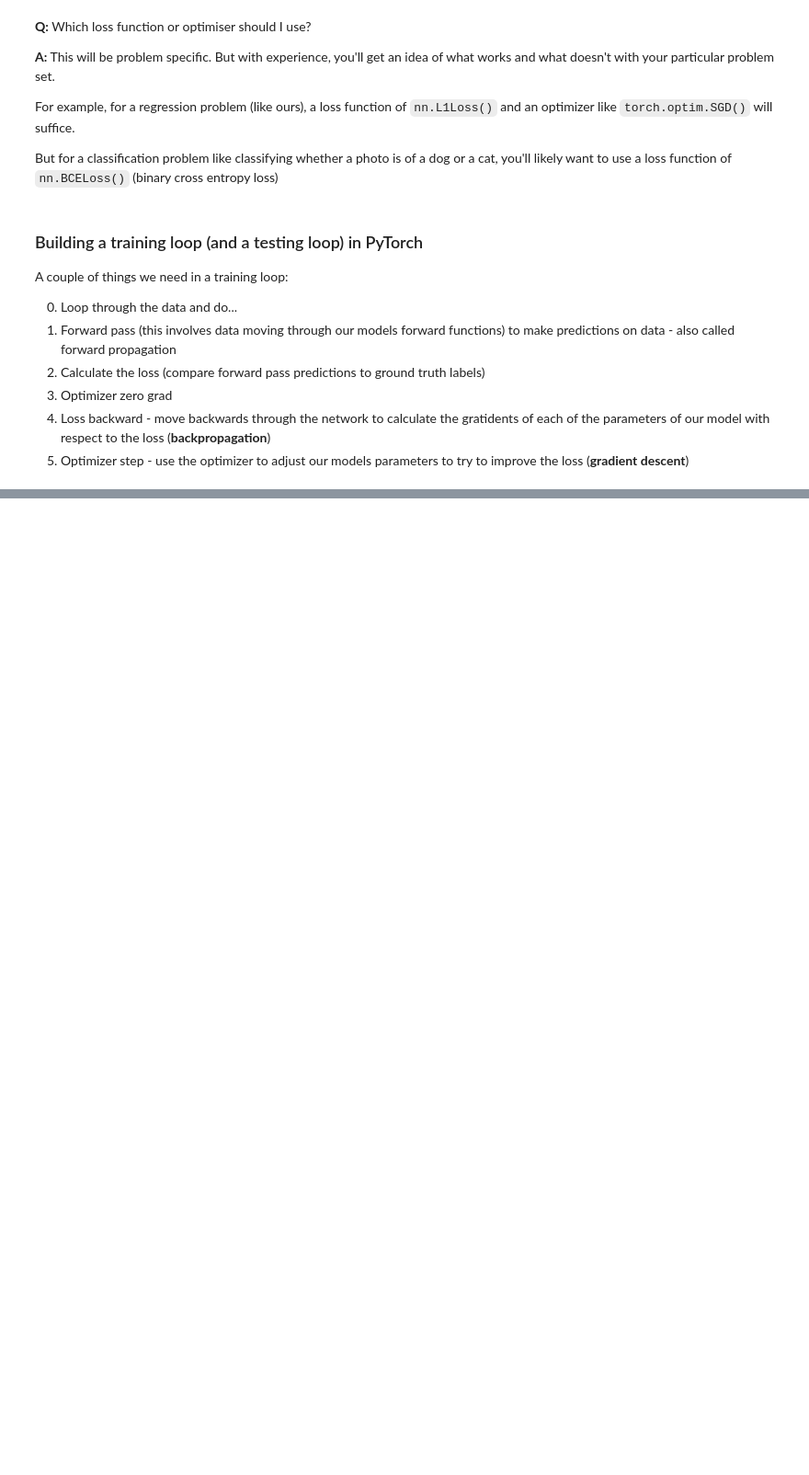
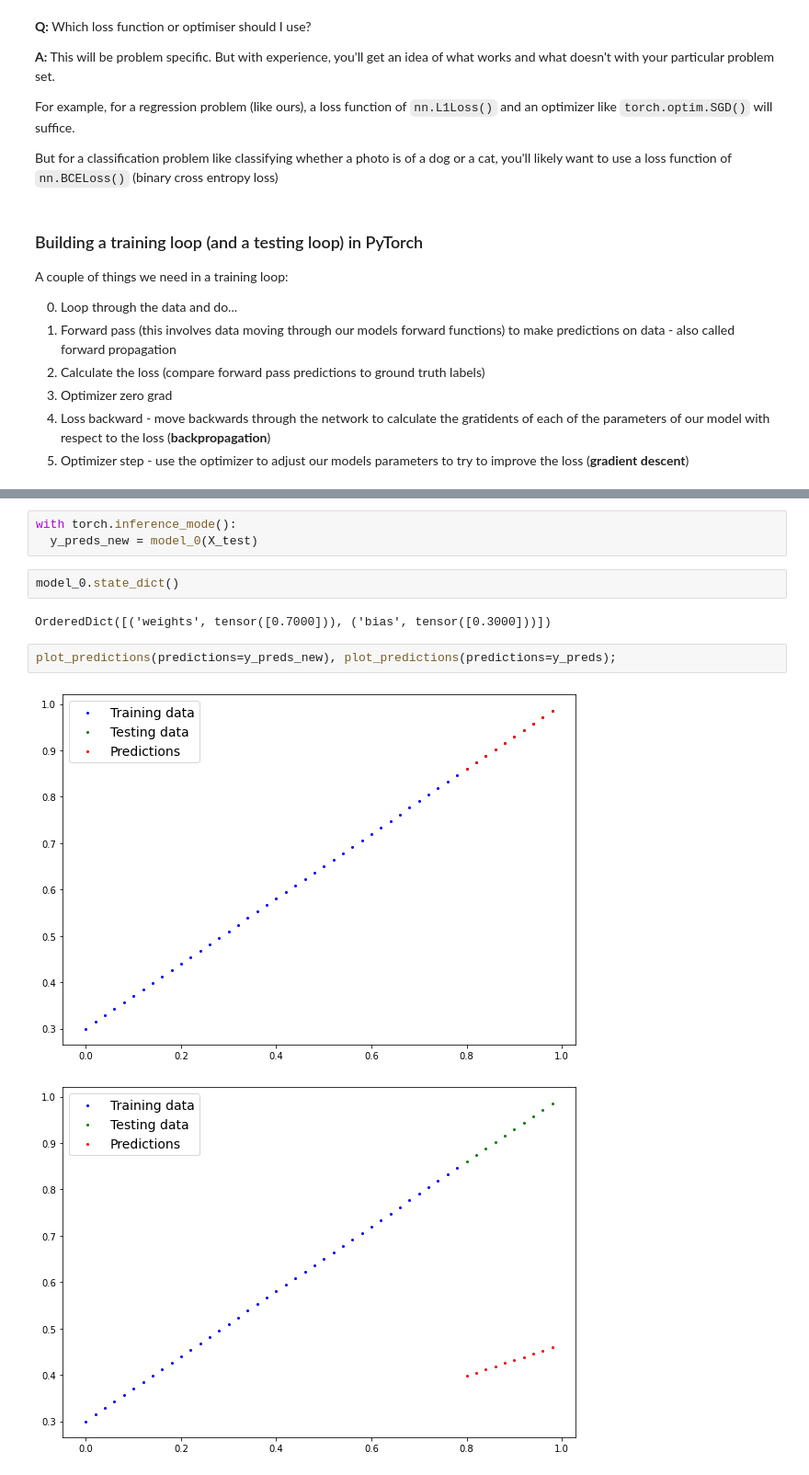
Before and after one commit to chriswilson2020/PyTorchCoLab, a Jupyter notebook: 01_PyTorch_Workflow_Fundamentals.ipynb, the cells around one changed output, grey strips where cells are left out. Shown at 92% size. Saved outputs shown, nothing was run; the diff lists cells and outputs as text; blank space fills up the shorter version.

```diff
--- a/01_PyTorch_Workflow_Fundamentals.ipynb
+++ b/01_PyTorch_Workflow_Fundamentals.ipynb
@@ -330,0 +381,12 @@ for epoch in range(epochs):
+# %%
+with torch.inference_mode():
+  y_preds_new = model_0(X_test)
+# %%
+model_0.state_dict()
+# %% [output]
+OrderedDict([('weights', tensor([0.7000])), ('bias', tensor([0.3000]))])
+# %%
+plot_predictions(predictions=y_preds_new), plot_predictions(predictions=y_preds);
+# %% [output]
+[figure, added]
+[figure, added]
```
Also changed, not shown: parts of 4 cells of this notebook.
